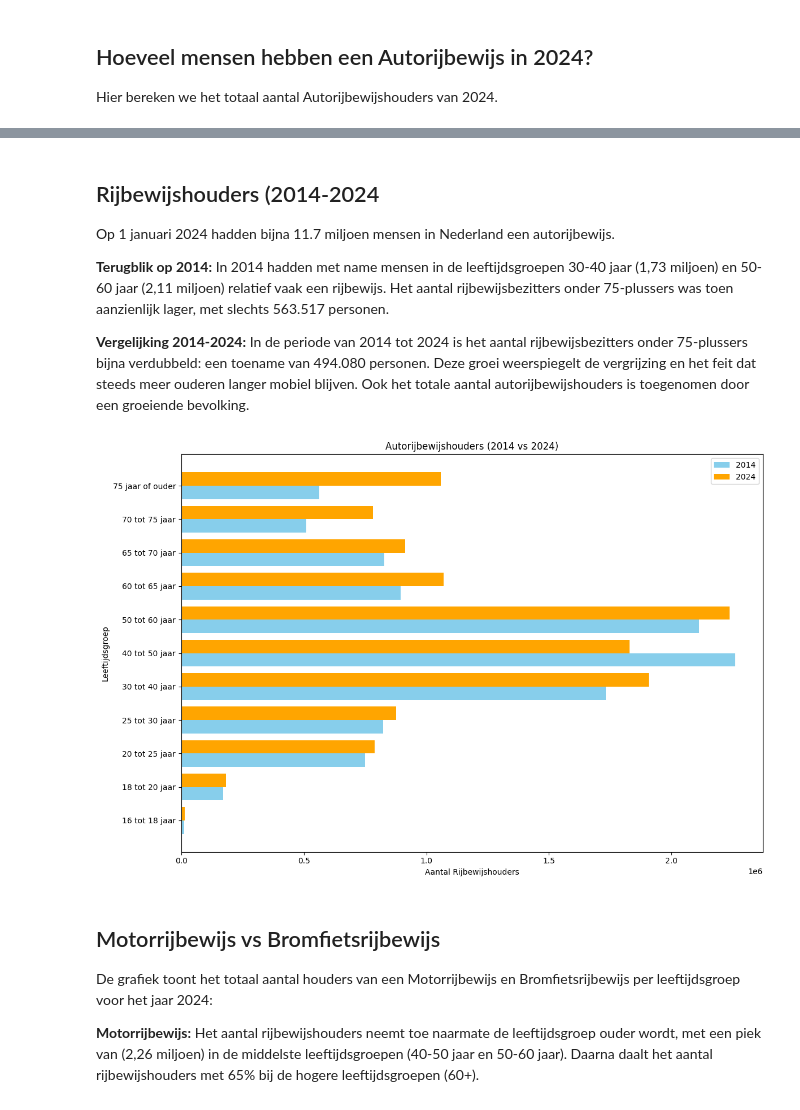
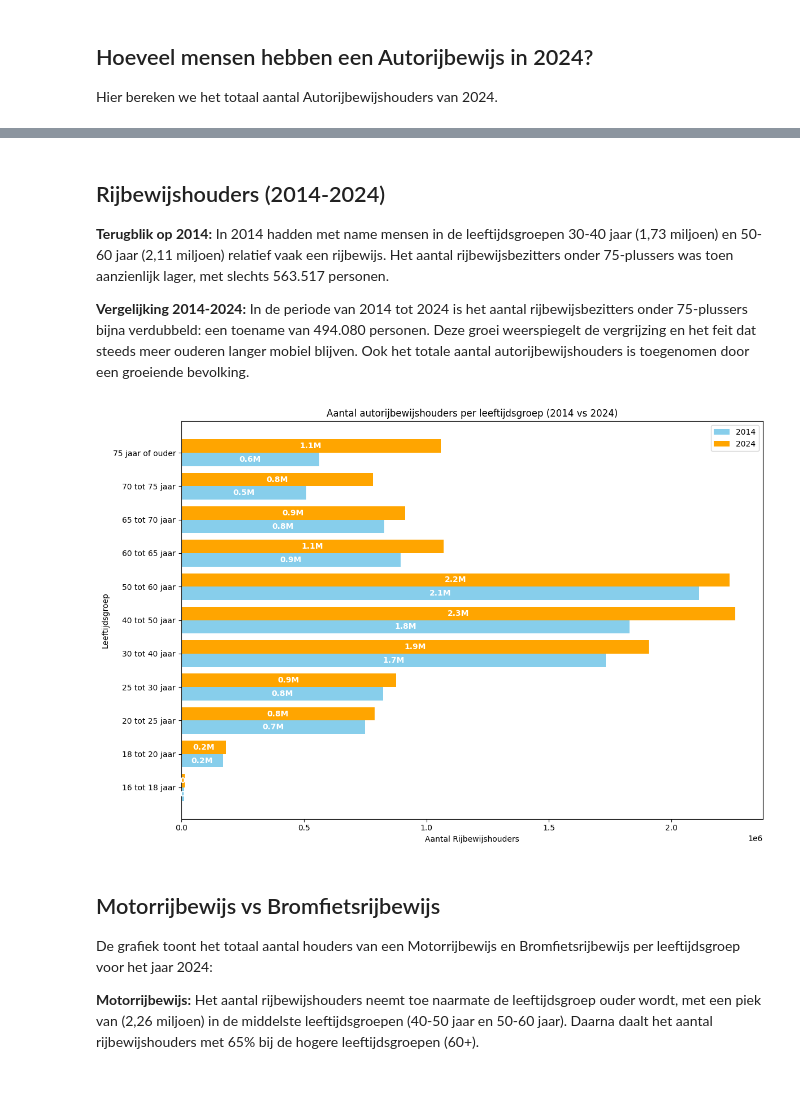
Before and after one commit to Mike29112001/Rijbewijshouders, a Jupyter notebook: uitwerking.ipynb, the cells around one changed output, grey strips where cells are left out. Saved outputs shown, nothing was run; the diff lists cells and outputs as text; code cells hidden in the pictures.

```diff
--- a/uitwerking.ipynb
+++ b/uitwerking.ipynb
@@ -40,45 +40,50 @@ Op 1 januari 2024 hadden bijna 11.7 miljoen mensen in Nederland een autorijbewij
 # %% [markdown]
-## Rijbewijshouders (2014-2024
-Op 1 januari 2024 hadden bijna 11.7 miljoen mensen in Nederland een autorijbewijs.
+## Rijbewijshouders (2014-2024)
 
 **Terugblik op 2014:** In 2014 hadden met name mensen in de leeftijdsgroepen 30-40 jaar (1,73 miljoen) en 50-60 jaar (2,11 miljoen) relatief vaak een rijbewijs. Het aantal rijbewijsbezitters onder 75-plussers was toen aanzienlijk lager, met slechts 563.517 personen.
 
 **Vergelijking 2014-2024:** In de periode van 2014 tot 2024 is het aantal rijbewijsbezitters onder 75-plussers bijna verdubbeld: een toename van 494.080 personen. Deze groei weerspiegelt de vergrijzing en het feit dat steeds meer ouderen langer mobiel blijven. Ook het totale aantal autorijbewijshouders is toegenomen door een groeiende bevolking.
 # %%
-# Filtergegevens voor 2014 en 2024
+# Filter gegevens voor 2014 en 2024
 filtered_data = cbr[cbr["Jaar"].isin([2014, 2024])]
 
-# Draai de gegevens om gemakkelijker toegang te krijgen tot waarden voor beide jaren
+# Pivot de gegevens
 pivoted_data = filtered_data.pivot(index="Leeftijdsgroep", columns="Jaar", values="Autorijbewijs totaal")
 
-# De leeftijdsgroepen en waarden voor de jaren
+# Leeftijdsgroepen en waarden per jaar
 age_groups = pivoted_data.index
 values_2014 = pivoted_data[2014]
 values_2024 = pivoted_data[2024]
 
-# Maak het horizontale staafdiagram
+# Instellingen voor de grafiek
 bar_width = 0.4
 y_pos = np.arange(len(age_groups))
 
 plt.figure(figsize=(12, 8))
 
-# Plot voor 2014
-plt.barh(y_pos - bar_width/2, values_2014, bar_width, label="2014", color='skyblue')
+# Plot de horizontale balken
+bars_2014 = plt.barh(y_pos - bar_width / 2, values_2014, bar_width, label="2014", color='skyblue')
+bars_2024 = plt.barh(y_pos + bar_width / 2, values_2024, bar_width, label="2024", color='orange')
 
-# Plot voor 2024
-plt.barh(y_pos + bar_width/2, values_2024, bar_width, label="2024", color='orange')
+# Voeg labels toe binnenin de balken
+for bars, values in zip([bars_2014, bars_2024], [values_2014, values_2024]):
+    for bar, value in zip(bars, values):
+        width = bar.get_width()
+        label = f"{value / 1_000_000:.1f}M"
+        plt.text(width / 2, bar.get_y() + bar.get_height() / 2,
+                 label, ha='center', va='center', color='white',
+                 fontsize=10, fontweight='bold')
 
-# Labels, titel en legenda toe
+# Labels, titel en legenda
 plt.yticks(y_pos, age_groups)
 plt.xlabel("Aantal Rijbewijshouders")
 plt.ylabel("Leeftijdsgroep")
-plt.title("Autorijbewijshouders (2014 vs 2024)")
+plt.title("Aantal autorijbewijshouders per leeftijdsgroep (2014 vs 2024)")
 plt.legend()
-
 plt.tight_layout()
 plt.show()
 # %% [output]
-[figure, old version]
+[figure, new version]
 # %% [markdown]
 ## Motorrijbewijs vs Bromfietsrijbewijs
 
```
Also changed, not shown: parts of 4 cells of this notebook.
